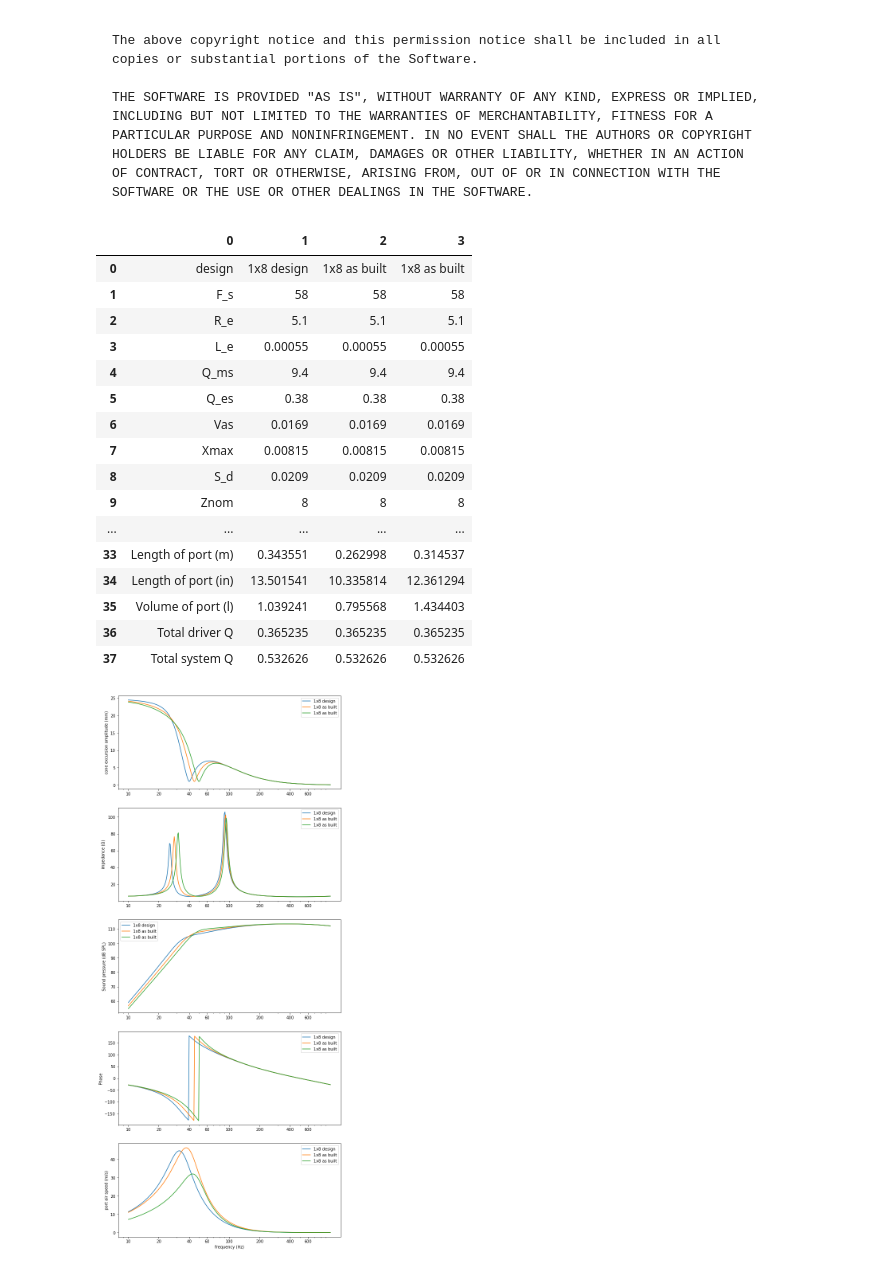
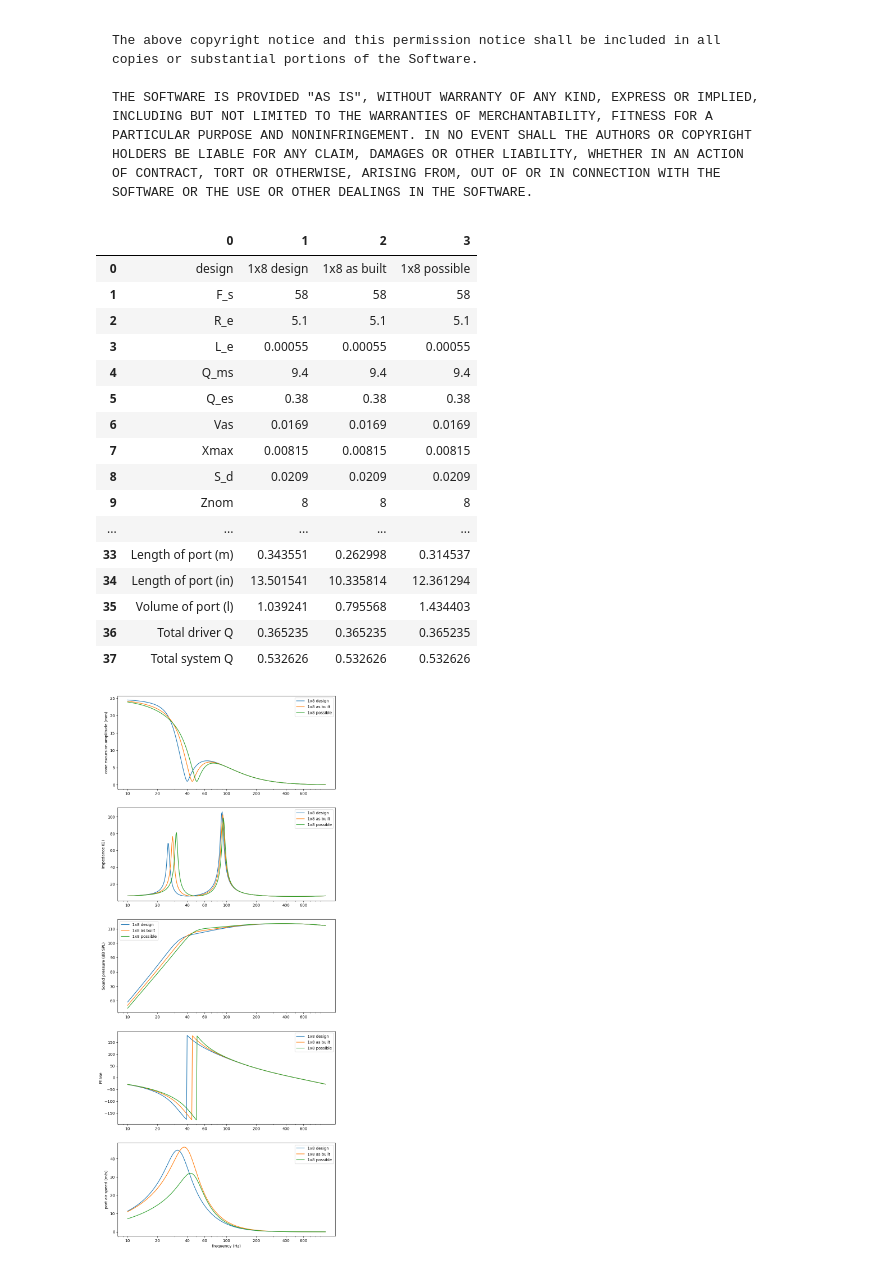
Before and after one commit to bassistTech/SpeakerTheory, a Jupyter notebook: Old and New 8 inch exploration.ipynb, the cells around one changed output. Cells and saved outputs as stored; diff of their text form; code cells hidden in the pictures.

```diff
--- a/Old and New 8 inch exploration.ipynb
+++ b/Old and New 8 inch exploration.ipynb
@@ -121,7 +121,7 @@ def xCone(w = 2*pi*f,
             Rport = d_port/2
         elif portShape == 'rectangular':
             S_port = a_port*b_port
-            Rport = min(a_port, b_port)/2 # assume effective radius is the smaller of the two dimensions
+            Rport = min([a_port, b_port])/2 # assume effective radius is the smaller of the two dimensions
             initReport['d_port'] = sqrt(4*S_port/pi)
         else:
             print('portShape needs to be circular or rectangular')
@@ -168,7 +168,7 @@ def graphs(f, x, Z, spl, phase, v_port, label):
     ax[0].set_ylabel('cone excursion amplitude (mm)')
 
     ax[1].semilogx(f, abs(Z), label = label)
-    ax[1].set_ylabel('impedance ($\Omega$)')
+    ax[1].set_ylabel(r'impedance ($\Omega$)')
 
     ax[2].semilogx(f, spl, label = label)
     ax[2].set_ylabel('Sound pressure (dB SPL)')
@@ -489,29 +489,29 @@ fjs, xjs, sjs = array([list(map(float, s.split(','))) for s in jsData.split('\n'
 # %%
 fig, ax = subplots(5, 1, figsize = (10, 25))
 
 df1 = runGraph({'design': '1x8 design'}, fp8pr200, box1)
 df2 = runGraph({'design': '1x8 as built'}, fp8pr200, box2)
-df3 = runGraph({'design': '1x8 as built'}, fp8pr200, box3)
+df3 = runGraph({'design': '1x8 possible'}, fp8pr200, box3)
 
 df1[2] = df2[1]
 df1[3] = df3[1]
 display(df1)
 # %% [output]
 |  | 0 | 1 | 2 | 3 |
-| 0 | design | 1x8 design | 1x8 as built | 1x8 as built |
+| 0 | design | 1x8 design | 1x8 as built | 1x8 possible |
 | 1 | F_s | 58 | 58 | 58 |
 | 2 | R_e | 5.1 | 5.1 | 5.1 |
 | 3 | L_e | 0.00055 | 0.00055 | 0.00055 |
 | 4 | Q_ms | 9.4 | 9.4 | 9.4 |
 | 5 | Q_es | 0.38 | 0.38 | 0.38 |
 | 6 | Vas | 0.0169 | 0.0169 | 0.0169 |
 | 7 | Xmax | 0.00815 | 0.00815 | 0.00815 |
 | 8 | S_d | 0.0209 | 0.0209 | 0.0209 |
 | 9 | Znom | 8 | 8 | 8 |
 | ... | ... | ... | ... | ... |
 | 33 | Length of port (m) | 0.343551 | 0.262998 | 0.314537 |
 | 34 | Length of port (in) | 13.501541 | 10.335814 | 12.361294 |
 | 35 | Volume of port (l) | 1.039241 | 0.795568 | 1.434403 |
 | 36 | Total driver Q | 0.365235 | 0.365235 | 0.365235 |
 | 37 | Total system Q | 0.532626 | 0.532626 | 0.532626 |
-[figure, old version]
+[figure, new version]
```
Also changed, not shown: parts of 2 cells of this notebook, 11 other files.
